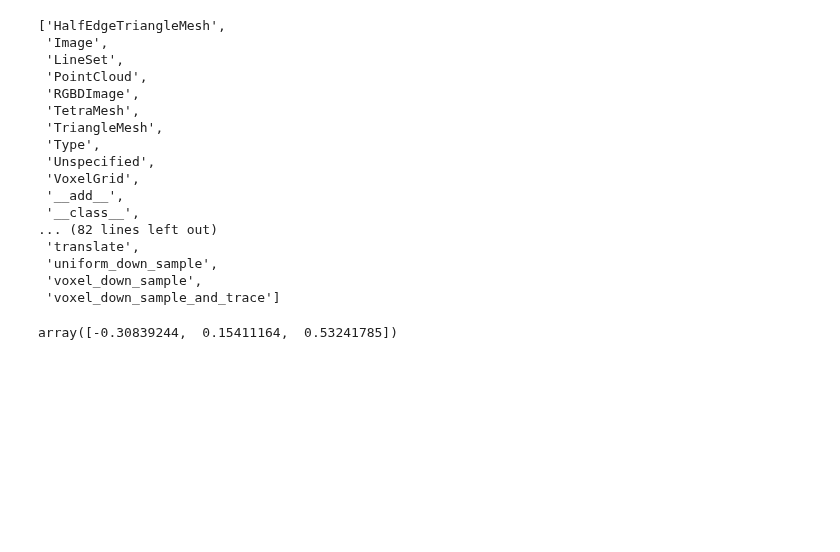
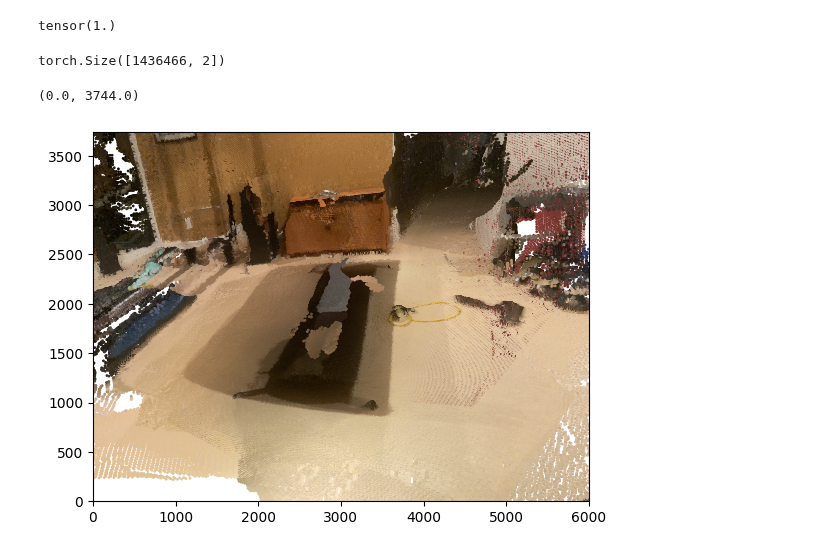
Before and after one commit to dcaustin33/intro_to_gaussian_splatting, a Jupyter notebook: test.ipynb, the cells around one changed output. Drawn from its saved outputs; the diff is of its cells as text; code cells hidden in the pictures; blank space fills up the shorter version.

```diff
--- a/test.ipynb
+++ b/test.ipynb
@@ -42,26 +35,32 @@ gaussians = Gaussians(
-# %%
-dir(point_cloud)
-# %% [output]
-['HalfEdgeTriangleMesh',
- 'Image',
- 'LineSet',
- 'PointCloud',
- 'RGBDImage',
- 'TetraMesh',
- 'TriangleMesh',
- 'Type',
- 'Unspecified',
- 'VoxelGrid',
- '__add__',
- '__class__',
-... (82 lines left out)
- 'translate',
- 'uniform_down_sample',
- 'voxel_down_sample',
- 'voxel_down_sample_and_trace']
-# %%
-import numpy as np
-points = np.asarray(point_cloud.points)
-colors = np.asarray(point_cloud.colors)
-# %% [output]
-array([-0.30839244,  0.15411164,  0.53241785])
+# %%
+(colors * 256).max()
+# %% [output]
+tensor(1.)
+# %%
+import matplotlib.pyplot as plt
+
+scene = GaussianScene(
+    colmap_path=colmap_path,
+    gaussians=gaussians,
+)
+# %%
+import matplotlib.pyplot as plt
+import torch
+
+with torch.no_grad():
+    processed = scene.preprocess(image_num)
+points = processed.points
+colors = processed.colors
+
+points_truth = (points[:, 0] < 6000) & (points[:, 0] > 0) & (points[:, 1] < 3744) & (points[:, 1] > 0)
+points = points[points_truth]
+colors = colors[points_truth]
+print(points.shape)
+plt.scatter(points[:, 0], points[:, 1], c=colors * 256, s=1)
+plt.xlim(0, 6000)
+plt.ylim(0, 3744)
+# plt.gca().invert_yaxis()
+# %% [output]
+torch.Size([1436466, 2])
+(0.0, 3744.0)
+[figure, added]
```
Also changed, not shown: parts of 3 cells of this notebook, 1 other file.
